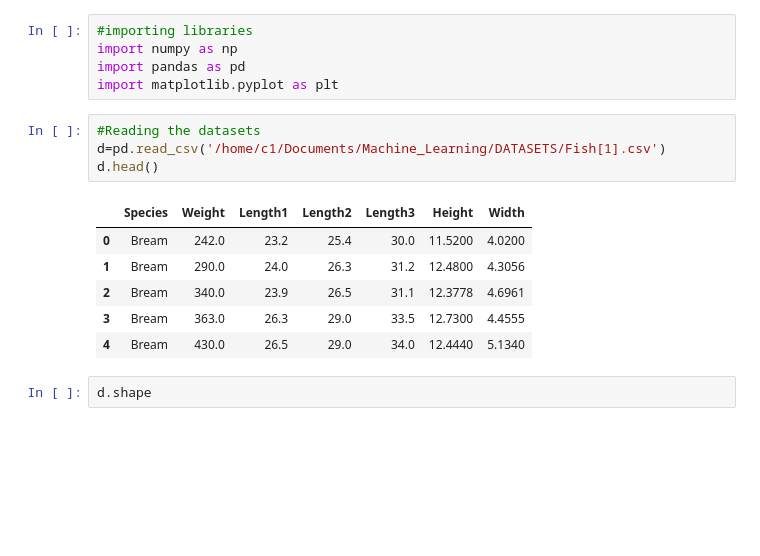
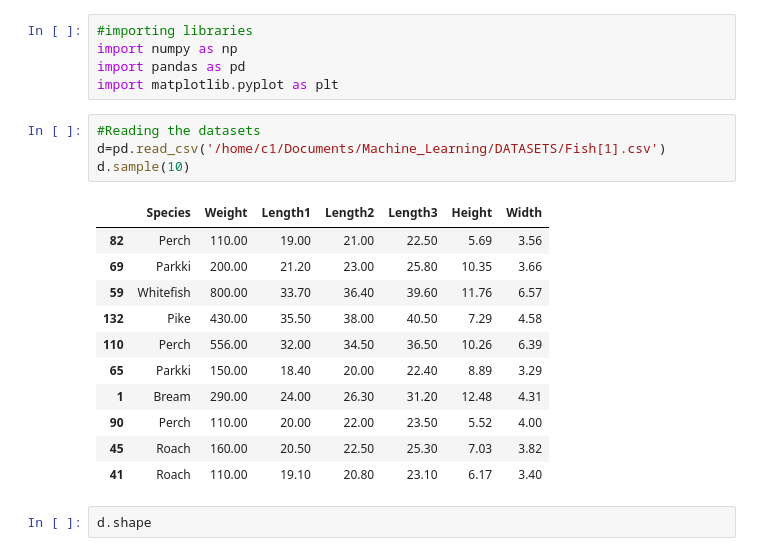
Before and after one commit to josh-001/Machine_Learning, a Jupyter notebook: EXERCISE/fish-linear-regression.ipynb, the cells around one changed output. Cells and saved outputs as stored; diff of their text form; blank space fills up the shorter version.

```diff
--- a/EXERCISE/fish-linear-regression.ipynb
+++ b/EXERCISE/fish-linear-regression.ipynb
@@ -6,14 +6,19 @@ import matplotlib.pyplot as plt
 # %%
 #Reading the datasets
 d=pd.read_csv('/home/c1/Documents/Machine_Learning/DATASETS/Fish[1].csv')
-d.head()
+d.sample(10)
 # %% [output]
 |  | Species | Weight | Length1 | Length2 | Length3 | Height | Width |
-| 0 | Bream | 242.0 | 23.2 | 25.4 | 30.0 | 11.5200 | 4.0200 |
-| 1 | Bream | 290.0 | 24.0 | 26.3 | 31.2 | 12.4800 | 4.3056 |
-| 2 | Bream | 340.0 | 23.9 | 26.5 | 31.1 | 12.3778 | 4.6961 |
-| 3 | Bream | 363.0 | 26.3 | 29.0 | 33.5 | 12.7300 | 4.4555 |
-| 4 | Bream | 430.0 | 26.5 | 29.0 | 34.0 | 12.4440 | 5.1340 |
+| 82 | Perch | 110.00 | 19.00 | 21.00 | 22.50 | 5.69 | 3.56 |
+| 69 | Parkki | 200.00 | 21.20 | 23.00 | 25.80 | 10.35 | 3.66 |
+| 59 | Whitefish | 800.00 | 33.70 | 36.40 | 39.60 | 11.76 | 6.57 |
+| 132 | Pike | 430.00 | 35.50 | 38.00 | 40.50 | 7.29 | 4.58 |
+| 110 | Perch | 556.00 | 32.00 | 34.50 | 36.50 | 10.26 | 6.39 |
+| 65 | Parkki | 150.00 | 18.40 | 20.00 | 22.40 | 8.89 | 3.29 |
+| 1 | Bream | 290.00 | 24.00 | 26.30 | 31.20 | 12.48 | 4.31 |
+| 90 | Perch | 110.00 | 20.00 | 22.00 | 23.50 | 5.52 | 4.00 |
+| 45 | Roach | 160.00 | 20.50 | 22.50 | 25.30 | 7.03 | 3.82 |
+| 41 | Roach | 110.00 | 19.10 | 20.80 | 23.10 | 6.17 | 3.40 |
 # %%
 d.shape
 # %% [output]
```
Also changed, not shown: parts of 5 cells of this notebook.
